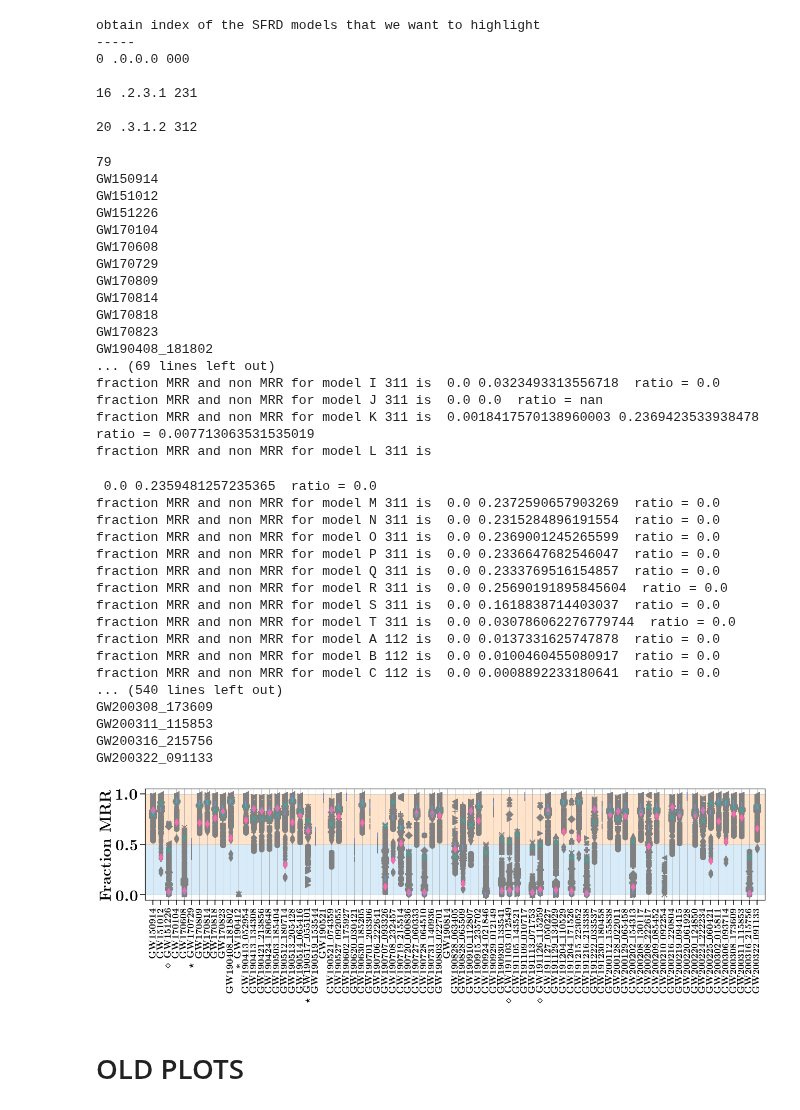
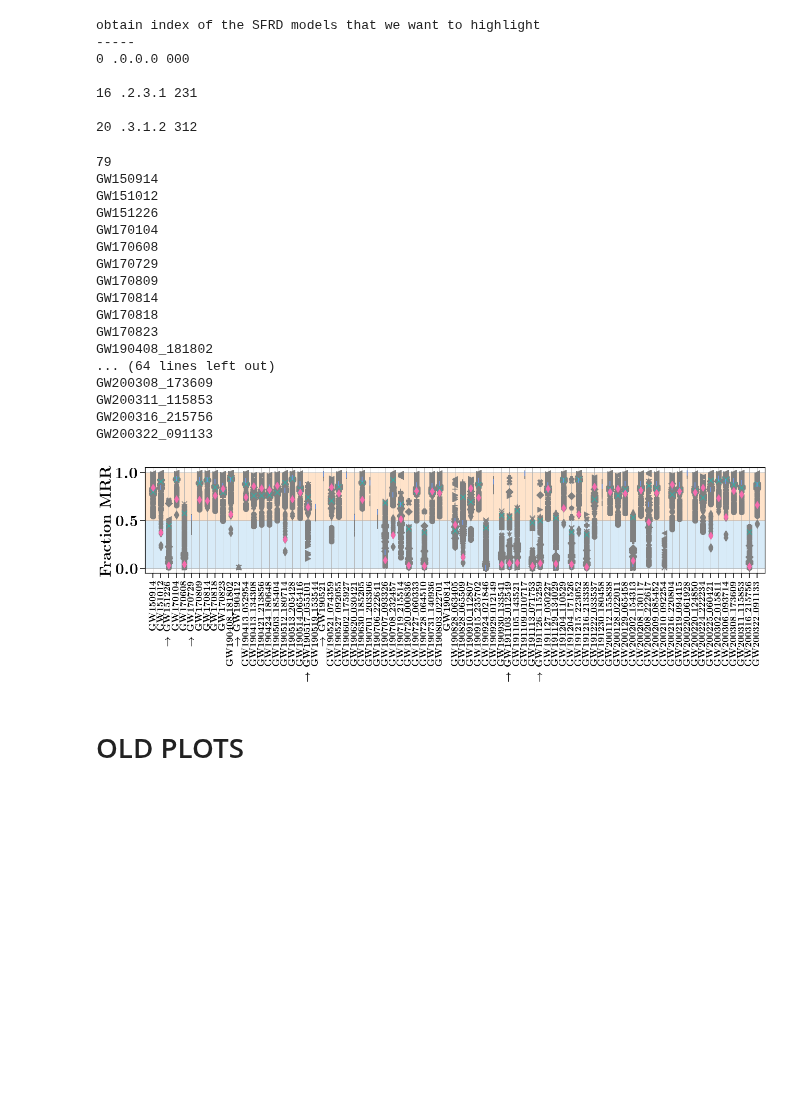
Before and after one commit to FloorBroekgaarden/MRR_Project, a Jupyter notebook: Figure6_GW_Ratio_MRR_vs_non_MRR/fraction_MRR_for_GW_CI.ipynb, the cells around one changed output. Cells and saved outputs as stored; diff of their text form; code cells hidden in the pictures; blank space fills up the shorter version.

Commit message:
update figures

```diff
--- a/Figure6_GW_Ratio_MRR_vs_non_MRR/fraction_MRR_for_GW_CI.ipynb
+++ b/Figure6_GW_Ratio_MRR_vs_non_MRR/fraction_MRR_for_GW_CI.ipynb
@@ -155,8 +155,8 @@ def plotMRR_nonMRR_GW_events(axe=None, whichRate='intrinsic', ylims=[0,1], spin_
                     Highlight = True
                     color_BPS = [colorDirDict[BPS_name]]
                     zorder=100
-                if GWname=='GW190412':
-                    print('fraction MRR and non MRR for model %s %s is '%(BPS_name,MSSFRname), fraction_MRR[ind_BPS], fraction_nonMRR[ind_BPS], ' ratio =',  fraction_MRR[ind_BPS]/(fraction_MRR[ind_BPS]+fraction_nonMRR[ind_BPS]) )
+#                 if GWname=='GW190412':
+#                     print('fraction MRR and non MRR for model %s %s is '%(BPS_name,MSSFRname), fraction_MRR[ind_BPS], fraction_nonMRR[ind_BPS], ' ratio =',  fraction_MRR[ind_BPS]/(fraction_MRR[ind_BPS]+fraction_nonMRR[ind_BPS]) )
 
 
                 if (fraction_MRR[ind_BPS]>1E-3) & (fraction_nonMRR[ind_BPS]>1E-3):
@@ -300,17 +300,22 @@ print(len(GWlabels_))
 
 GWfull = ['GW200112$\_$155838']
 
+GWhighlight =  [r'GW151226',  r'GW191103$\_$012549', r'GW191126$\_$115259', r'GW170729', r'GW190517$\_$055101',  r'GW190412', 'GW191204_110529', 'GW190924_021846', 'GW190521']
+
+
 GWlabels = []
 for GWl in GWlabels_:
 
-    if GWl in [ r'GW151226', r'GW191103$\_$012549', r'GW191126$\_$115259']:
-#         {\textcolor{cyan}{$\star$}
-        GWlabels.append(r'$\diamond \,$  \textbf{%s}'%GWl)
-    elif GWl in [r'GW170729', r'GW190517$\_$055101']:
-        GWlabels.append(r'$\star \,$  \textbf{%s}'%GWl)
-    elif GWl in [r'GW190412']:
-        GWlabels.append(r'$\square \,$  \textbf{%s}'%GWl)
-    elif GWl in [r'GW191204$\_$110529']:
+#     if GWl in [ r'GW151226', r'GW191103$\_$012549', r'GW191126$\_$115259']:
+# #         {\textcolor{cyan}{$\star$}
+#         GWlabels.append(r'$\diamond \,$  \textbf{%s}'%GWl)
+#     elif GWl in [r'GW170729', r'GW190517$\_$055101']:
+#         GWlabels.append(r'$\star \,$  \textbf{%s}'%GWl)
+#     elif GWl in [r'GW190412']:
+#         GWlabels.append(r'$\square \,$  \textbf{%s}'%GWl)
+#     elif GWl in [r'GW191204$\_$110529']:
+#         GWlabels.append(r'$\rightarrow \,$  \textbf{%s}'%GWl)
+    if GWl in GWhighlight:
         GWlabels.append(r'$\rightarrow \,$  \textbf{%s}'%GWl)
     else:
         GWlabels.append(r'\textbf{%s}'%GWl)
@@ -322,53 +327,36 @@ fs_GW = 30
 
 fig, axe = plt.subplots(1,1, figsize=(18,6))
 
 spin_threshold=0.05
 
 ylims =[-1,79]
 axe = plotMRR_nonMRR_GW_events(axe=axe, whichRate='observed', ylims=ylims, spin_threshold=spin_threshold, GWnames=GWlist,GWlabels=GWlabels)
 # axe = plotMRR_nonMRR_GW_events(axe=axe, whichRate='observed', ylims=ylims, spin_threshold=spin_threshold, GWnames=GWlist,GWlabels=GWlabels)
 
 
 
 plt.tight_layout()
 plt.savefig('./Rate_allGWs_MRR.png', dpi=600, transparent=False)
 plt.savefig('./Rate_allGWs_MRR.pdf', transparent=False)
 
 plt.show()
 plt.close()
 # %% [output]
 79
 GW150914
 GW151012
 GW151226
 GW170104
 GW170608
 GW170729
 GW170809
 GW170814
 GW170818
 GW170823
 GW190408_181802
-... (69 lines left out)
-fraction MRR and non MRR for model I 311 is  0.0 0.0323493313556718  ratio = 0.0
-fraction MRR and non MRR for model J 311 is  0.0 0.0  ratio = nan
-fraction MRR and non MRR for model K 311 is  0.0018417570138960003 0.2369423533938478  ratio = 0.007713063531535019
-fraction MRR and non MRR for model L 311 is
+... (64 lines left out)
+GW200308_173609
+GW200311_115853
+GW200316_215756
+GW200322_091133
- 0.0 0.2359481257235365  ratio = 0.0
-fraction MRR and non MRR for model M 311 is  0.0 0.2372590657903269  ratio = 0.0
-fraction MRR and non MRR for model N 311 is  0.0 0.2315284896191554  ratio = 0.0
-fraction MRR and non MRR for model O 311 is  0.0 0.2369001245265599  ratio = 0.0
-fraction MRR and non MRR for model P 311 is  0.0 0.2336647682546047  ratio = 0.0
-fraction MRR and non MRR for model Q 311 is  0.0 0.2333769516154857  ratio = 0.0
-fraction MRR and non MRR for model R 311 is  0.0 0.25690191895845604  ratio = 0.0
-fraction MRR and non MRR for model S 311 is  0.0 0.1618838714403037  ratio = 0.0
-fraction MRR and non MRR for model T 311 is  0.0 0.030786062276779744  ratio = 0.0
-fraction MRR and non MRR for model A 112 is  0.0 0.0137331625747878  ratio = 0.0
-fraction MRR and non MRR for model B 112 is  0.0 0.0100460455080917  ratio = 0.0
-fraction MRR and non MRR for model C 112 is  0.0 0.0008892233180641  ratio = 0.0
-... (540 lines left out)
-GW200308_173609
-GW200311_115853
-GW200316_215756
-GW200322_091133
-[figure, old version]
+[figure, new version]
```
Also changed, not shown: parts of 1 cell of this notebook, 11 other files.
